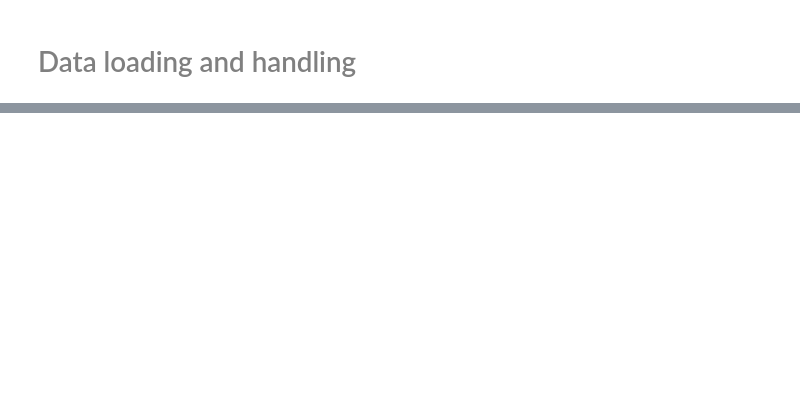
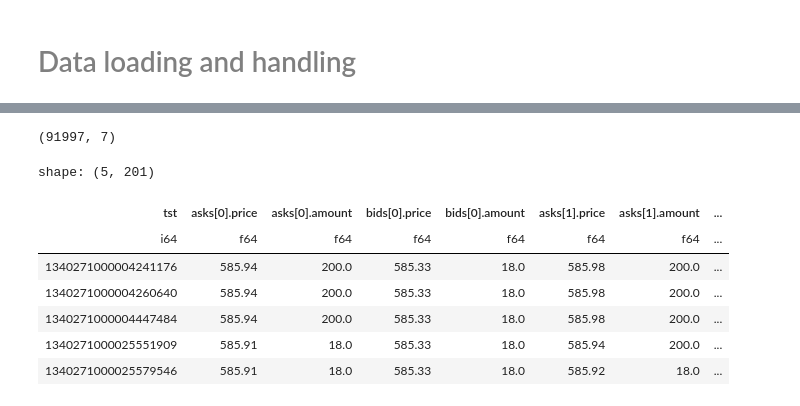
Before and after one commit to Tripudium/lobgpt, a Jupyter notebook: examples/dataloading.ipynb, the cells around one changed output, grey strips where cells are left out. Saved outputs shown, nothing was run; the diff lists cells and outputs as text; code cells hidden in the pictures; blank space fills up the shorter version.

```diff
--- a/examples/dataloading.ipynb
+++ b/examples/dataloading.ipynb
@@ -42,3 +37,20 @@ shape: (5, 7)
 | 1340271000004447484 | 1 | true | 585.31 | 18 | 1 | 16113594 |
 | 1340271000025551909 | 1 | false | 585.91 | 18 | -1 | 16120456 |
 | 1340271000025579546 | 1 | false | 585.92 | 18 | -1 | 16120480 |
+# %%
+df.shape
+# %% [output]
+(91997, 7)
+# %%
+df = dl.load_book("AAPL", ["120621.093000", "120621.103000"], type="snapshot")
+# %%
+df.head()
+# %% [output]
+shape: (5, 201)
+| tst | asks[0].price | asks[0].amount | bids[0].price | bids[0].amount | asks[1].price | asks[1].amount | ... |
+| i64 | f64 | f64 | f64 | f64 | f64 | f64 | ... |
+| 1340271000004241176 | 585.94 | 200.0 | 585.33 | 18.0 | 585.98 | 200.0 | ... |
+| 1340271000004260640 | 585.94 | 200.0 | 585.33 | 18.0 | 585.98 | 200.0 | ... |
+| 1340271000004447484 | 585.94 | 200.0 | 585.33 | 18.0 | 585.98 | 200.0 | ... |
+| 1340271000025551909 | 585.91 | 18.0 | 585.33 | 18.0 | 585.94 | 200.0 | ... |
+| 1340271000025579546 | 585.91 | 18.0 | 585.33 | 18.0 | 585.92 | 18.0 | ... |
```
Also changed, not shown: parts of 13 cells of this notebook, 15 other files.
